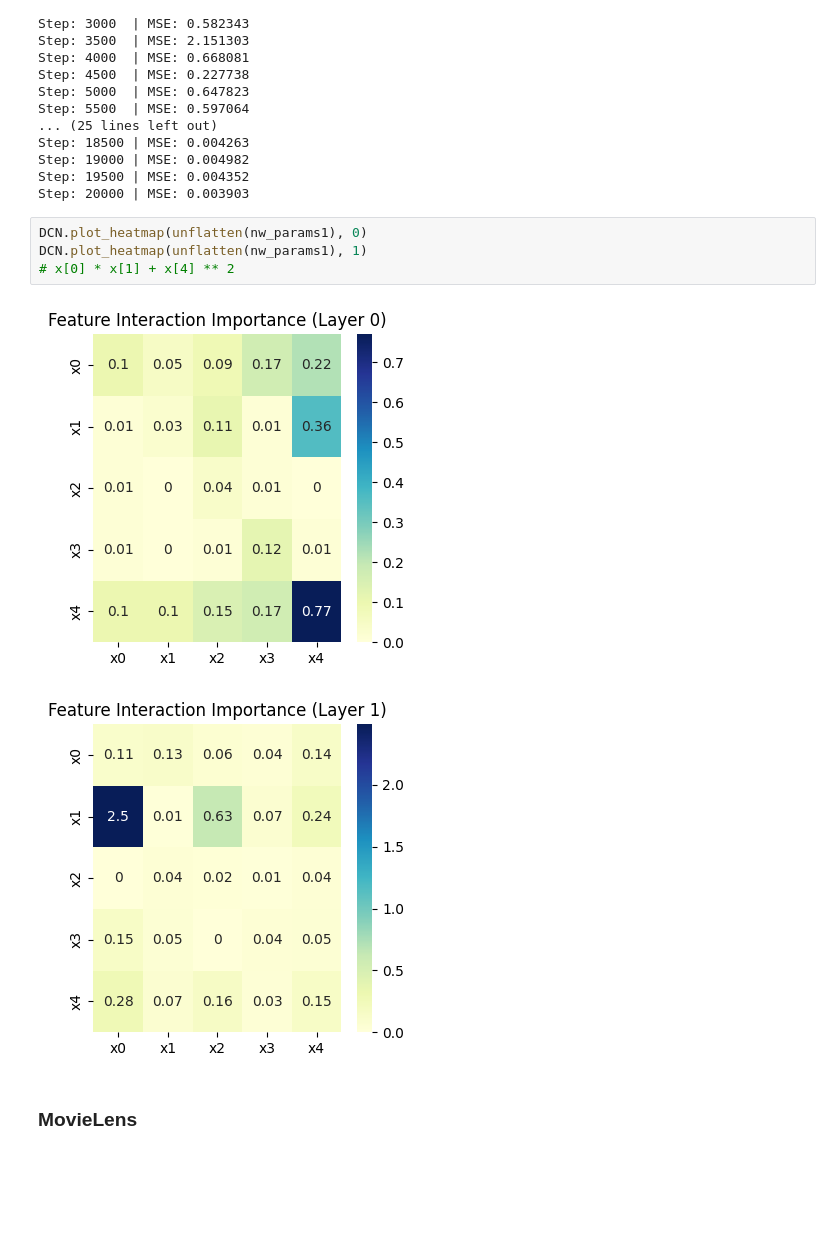
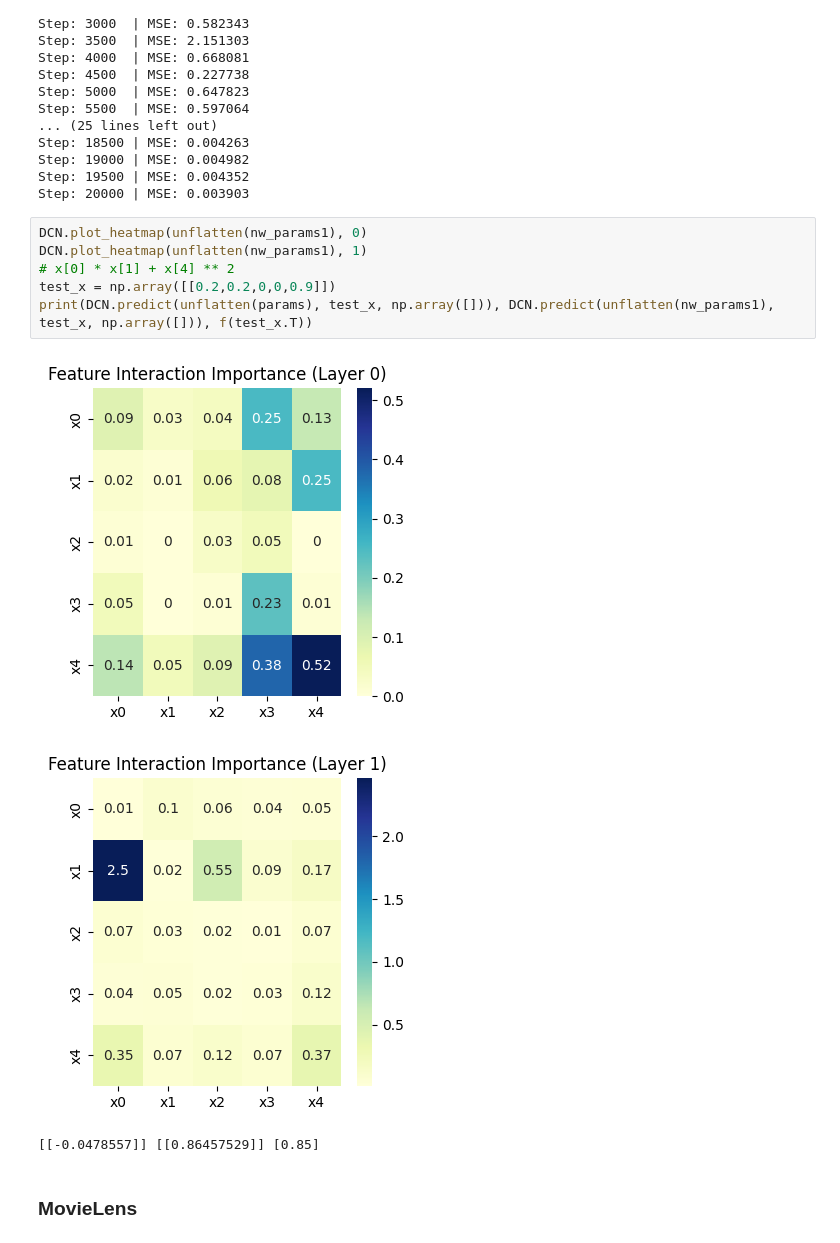
Before and after one commit to lcs147/learning-projects, a Jupyter notebook: machine_learning/dc_network/train/dcn_mix_eq3.ipynb, the cells around one changed output. Drawn from its saved outputs; the diff is of its cells as text; blank space fills up the shorter version.

Commit message:
nicer checks for predictions in regression (dcn)

```diff
--- a/machine_learning/dc_network/train/dcn_mix_eq3.ipynb
+++ b/machine_learning/dc_network/train/dcn_mix_eq3.ipynb
@@ -76,10 +76,13 @@ Step: 20000 | MSE: 0.003903
 # %%
 DCN.plot_heatmap(unflatten(nw_params1), 0)
 DCN.plot_heatmap(unflatten(nw_params1), 1)
 # x[0] * x[1] + x[4] ** 2
+test_x = np.array([[0.2,0.2,0,0,0.9]])
+print(DCN.predict(unflatten(params), test_x, np.array([])), DCN.predict(unflatten(nw_params1), test_x, np.array([])), f(test_x.T))
 # %% [output]
-[figure, old version]
+[figure, new version]
-[figure, old version]
+[figure, new version]
+[[-0.0478557]] [[0.86457529]] [0.85]
 # %% [markdown]
 ### MovieLens
 # %%
```
Also changed, not shown: 2 other files.
